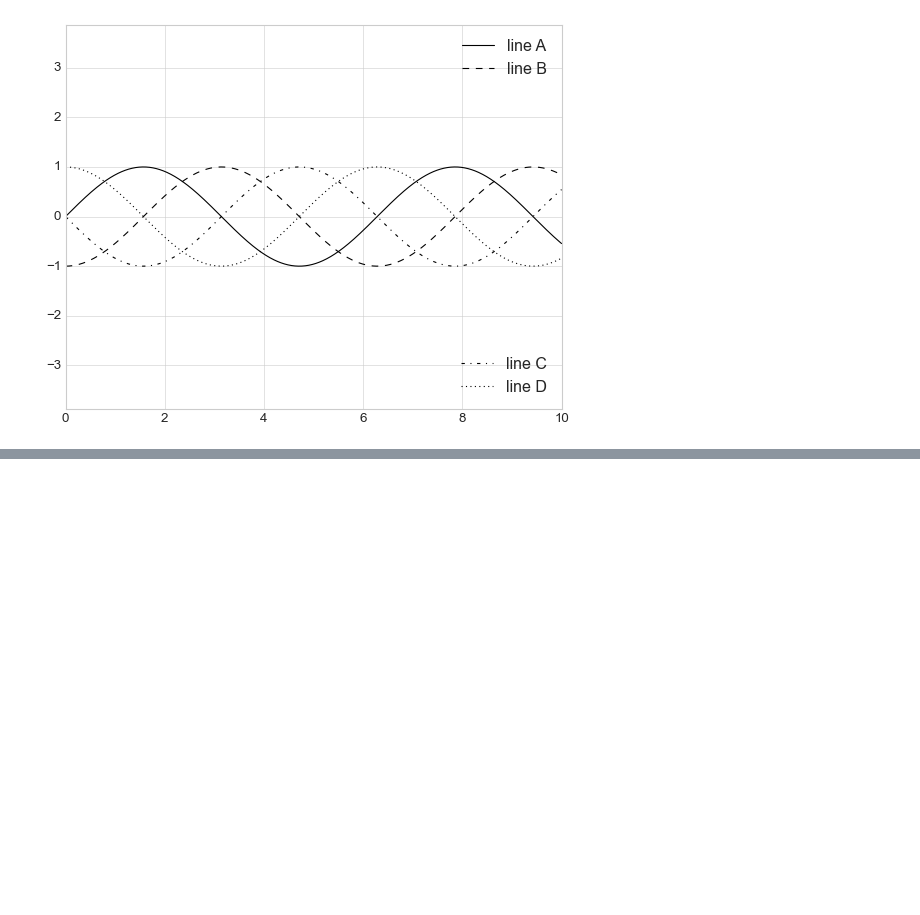
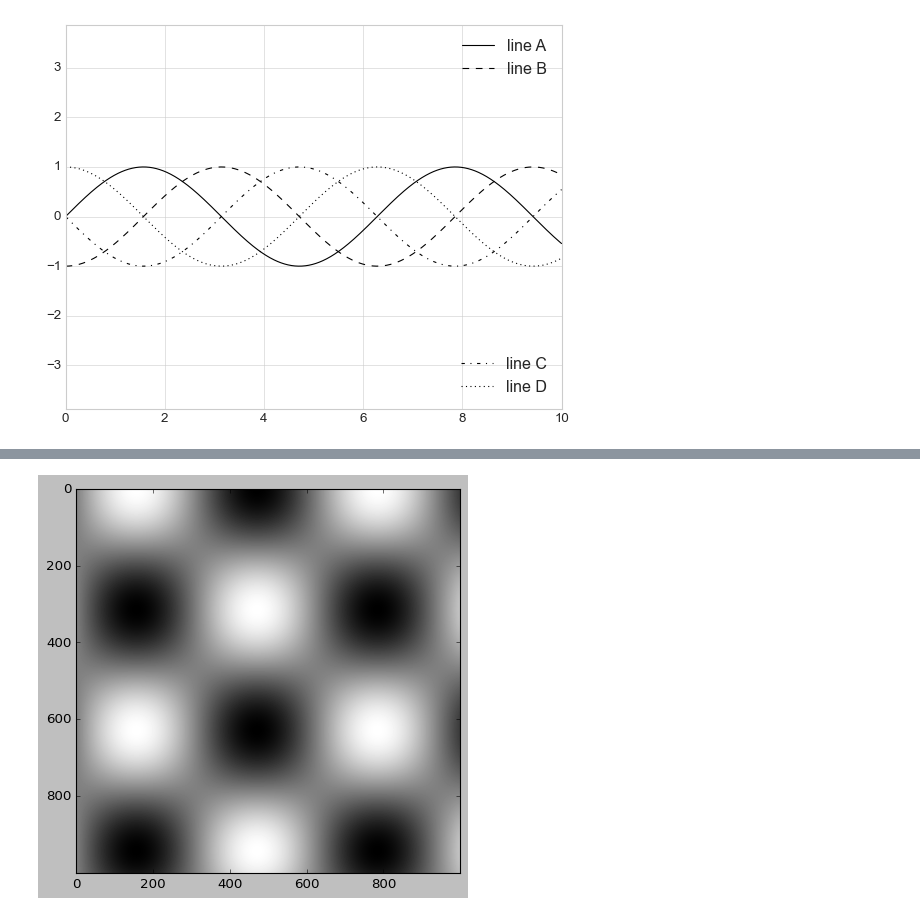
Before and after one commit to Felecort/DS-Rush, a Jupyter notebook: src/DS_handbook/5_plots_features.ipynb, the cells around one changed output, grey strips where cells are left out. Cells and saved outputs as stored; diff of their text form; code cells hidden in the pictures; blank space fills up the shorter version.

```diff
--- a/src/DS_handbook/5_plots_features.ipynb
+++ b/src/DS_handbook/5_plots_features.ipynb
@@ -550,0 +562,5 @@ ax.add_artist(leg);
+# %%
+# plt.cm. ...
+plt.imshow(I, cmap='gray');
+# %% [output]
+[figure, added]
```
Also changed, not shown: parts of 43 cells of this notebook.
